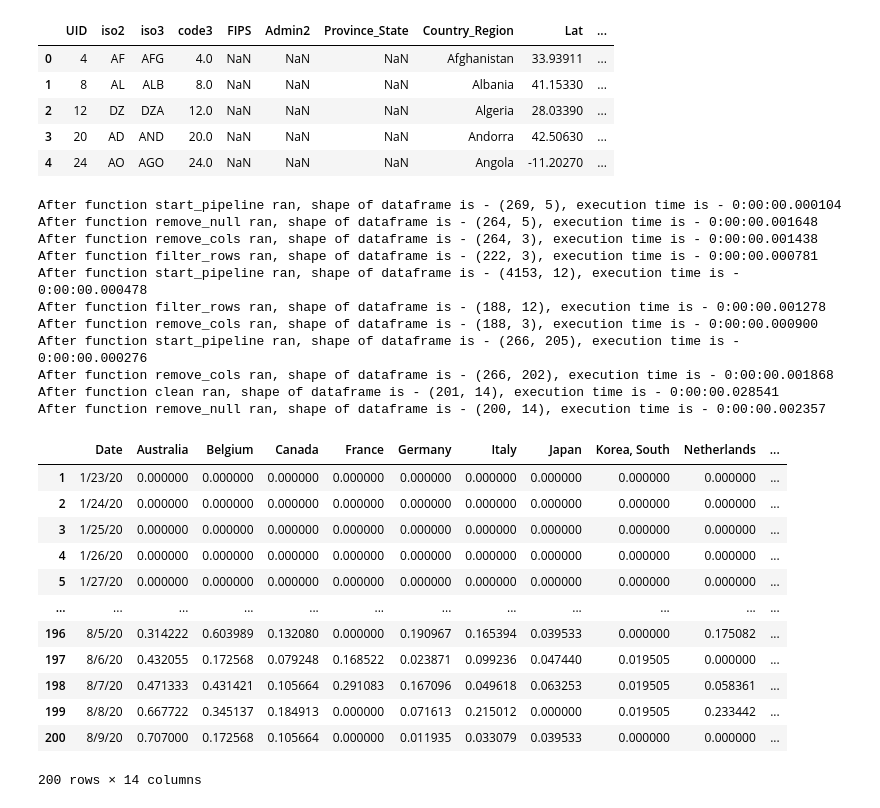
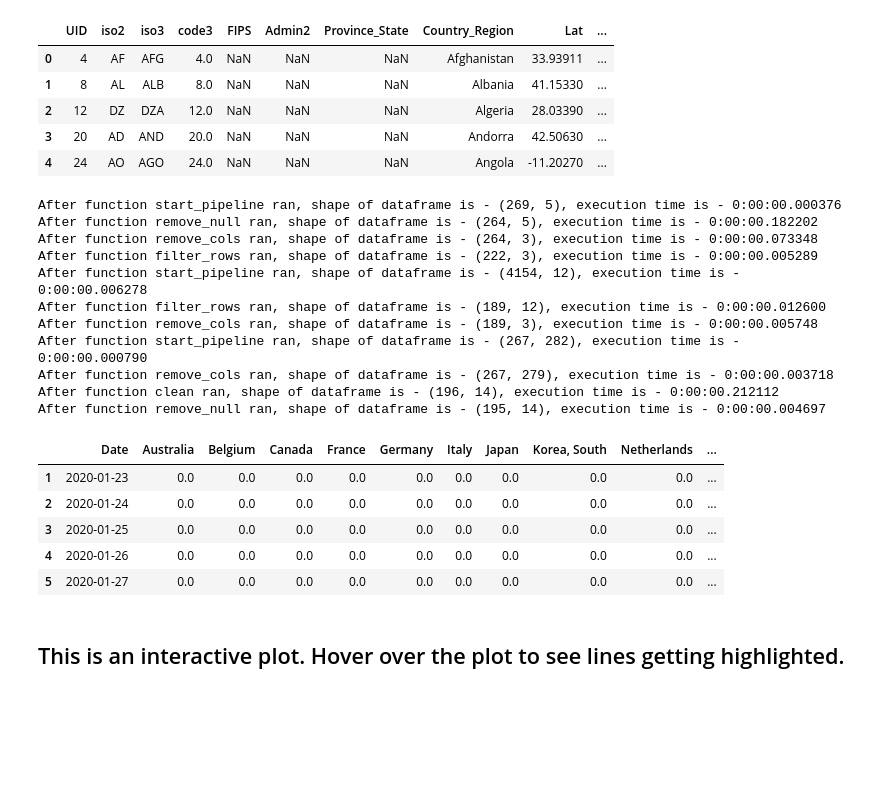
Before and after one commit to armsp/covidviz, a Jupyter notebook: _notebooks/2020-08-10-US_failed.ipynb, the cells around one changed output. Drawn from its saved outputs; the diff is of its cells as text; code cells hidden in the pictures; blank space fills up the shorter version.

```diff
--- a/_notebooks/2020-08-10-US_failed.ipynb
+++ b/_notebooks/2020-08-10-US_failed.ipynb
@@ -54,11 +61,6 @@ population.head()
 | 3 | 20 | AD | AND | 20.0 | NaN | NaN | NaN | Andorra | 42.50630 | ... |
 | 4 | 24 | AO | AGO | 24.0 | NaN | NaN | NaN | Angola | -11.20270 | ... |
 # %%
-import pandas as pd
-import altair as alt
-from functools import wraps
-import datetime as dt
-
 def log_step(func):
     @wraps(func)
     def wrapper(dataf, *args, **kwargs):
@@ -116,6 +118,8 @@ def clean(dataf):
     agg_deaths = dataf.groupby('Country/Region').sum().reset_index()
     agg_deaths = agg_deaths[agg_deaths['Country/Region'].isin(pop_w_gdp['Country/Region'])].set_index('Country/Region')
     result = agg_deaths.T.reset_index().rename_axis(None, axis=1).rename(columns={'index': 'Date'})
+    result['Date'] = pd.to_datetime(result['Date'], format="%m/%d/%y")
+    result = result[result['Date'] < '8/5/20']
 
     #convert cumulative deaths to daily deaths per million
     for col in result:
@@ -127,55 +131,50 @@ def clean(dataf):
 gdp = (gdp_us
        .pipe(start_pipeline)
        .pipe(remove_null)
        .pipe(remove_cols, *['Series Name', 'Series Code'])
        .pipe(rename_cols, **{'2019 [YR2019]': 'current_us'})
        .pipe(filter_rows, 'gdp')
        .pipe(set_dtypes))
 
 countries_population = (population
        .pipe(start_pipeline)
        .pipe(filter_rows, 'pop')
        .pipe(remove_cols, *['UID', 'iso2', 'code3', 'FIPS', 'Admin2', 'Province_State', 'Lat', 'Long_', 'Combined_Key'])
        .pipe(rename_cols, **{'iso3': 'Country Code', 'Country_Region':'Country/Region'}))
 
 # Combining population with GDP
 pop_w_gdp = countries_population.merge(gdp, how='inner', on='Country Code')
 
 # Filter for only wealthy countries i.e GDP > 25000 USD and population > 10 million
 pop_w_gdp = pop_w_gdp[(pop_w_gdp['current_us'] > 25000) & (pop_w_gdp['Population'] > 10000000)]
 
 # Making daily deaths per million data for plotting
 plot_data = (deaths_ts
              .pipe(start_pipeline)
              .pipe(remove_cols, *['Province/State', 'Lat', 'Long'])
              .pipe(clean)
              .pipe(remove_null)
             )
 
-plot_data
+plot_data.head()
 # %% [output]
-After function start_pipeline ran, shape of dataframe is - (269, 5), execution time is - 0:00:00.000104
-After function remove_null ran, shape of dataframe is - (264, 5), execution time is - 0:00:00.001648
-After function remove_cols ran, shape of dataframe is - (264, 3), execution time is - 0:00:00.001438
-After function filter_rows ran, shape of dataframe is - (222, 3), execution time is - 0:00:00.000781
-After function start_pipeline ran, shape of dataframe is - (4153, 12), execution time is - 0:00:00.000478
-After function filter_rows ran, shape of dataframe is - (188, 12), execution time is - 0:00:00.001278
-After function remove_cols ran, shape of dataframe is - (188, 3), execution time is - 0:00:00.000900
-After function start_pipeline ran, shape of dataframe is - (266, 205), execution time is - 0:00:00.000276
-After function remove_cols ran, shape of dataframe is - (266, 202), execution time is - 0:00:00.001868
-After function clean ran, shape of dataframe is - (201, 14), execution time is - 0:00:00.028541
-After function remove_null ran, shape of dataframe is - (200, 14), execution time is - 0:00:00.002357
+After function start_pipeline ran, shape of dataframe is - (269, 5), execution time is - 0:00:00.000376
+After function remove_null ran, shape of dataframe is - (264, 5), execution time is - 0:00:00.182202
+After function remove_cols ran, shape of dataframe is - (264, 3), execution time is - 0:00:00.073348
+After function filter_rows ran, shape of dataframe is - (222, 3), execution time is - 0:00:00.005289
+After function start_pipeline ran, shape of dataframe is - (4154, 12), execution time is - 0:00:00.006278
+After function filter_rows ran, shape of dataframe is - (189, 12), execution time is - 0:00:00.012600
+After function remove_cols ran, shape of dataframe is - (189, 3), execution time is - 0:00:00.005748
+After function start_pipeline ran, shape of dataframe is - (267, 282), execution time is - 0:00:00.000790
+After function remove_cols ran, shape of dataframe is - (267, 279), execution time is - 0:00:00.003718
+After function clean ran, shape of dataframe is - (196, 14), execution time is - 0:00:00.212112
+After function remove_null ran, shape of dataframe is - (195, 14), execution time is - 0:00:00.004697
 |  | Date | Australia | Belgium | Canada | France | Germany | Italy | Japan | Korea, South | Netherlands | ... |
-| 1 | 1/23/20 | 0.000000 | 0.000000 | 0.000000 | 0.000000 | 0.000000 | 0.000000 | 0.000000 | 0.000000 | 0.000000 | ... |
-| 2 | 1/24/20 | 0.000000 | 0.000000 | 0.000000 | 0.000000 | 0.000000 | 0.000000 | 0.000000 | 0.000000 | 0.000000 | ... |
-| 3 | 1/25/20 | 0.000000 | 0.000000 | 0.000000 | 0.000000 | 0.000000 | 0.000000 | 0.000000 | 0.000000 | 0.000000 | ... |
-| 4 | 1/26/20 | 0.000000 | 0.000000 | 0.000000 | 0.000000 | 0.000000 | 0.000000 | 0.000000 | 0.000000 | 0.000000 | ... |
-| 5 | 1/27/20 | 0.000000 | 0.000000 | 0.000000 | 0.000000 | 0.000000 | 0.000000 | 0.000000 | 0.000000 | 0.000000 | ... |
-| ... | ... | ... | ... | ... | ... | ... | ... | ... | ... | ... | ... |
-| 196 | 8/5/20 | 0.314222 | 0.603989 | 0.132080 | 0.000000 | 0.190967 | 0.165394 | 0.039533 | 0.000000 | 0.175082 | ... |
-| 197 | 8/6/20 | 0.432055 | 0.172568 | 0.079248 | 0.168522 | 0.023871 | 0.099236 | 0.047440 | 0.019505 | 0.000000 | ... |
-| 198 | 8/7/20 | 0.471333 | 0.431421 | 0.105664 | 0.291083 | 0.167096 | 0.049618 | 0.063253 | 0.019505 | 0.058361 | ... |
-| 199 | 8/8/20 | 0.667722 | 0.345137 | 0.184913 | 0.000000 | 0.071613 | 0.215012 | 0.000000 | 0.019505 | 0.233442 | ... |
-| 200 | 8/9/20 | 0.707000 | 0.172568 | 0.105664 | 0.000000 | 0.011935 | 0.033079 | 0.039533 | 0.000000 | 0.000000 | ... |
+| 1 | 2020-01-23 | 0.0 | 0.0 | 0.0 | 0.0 | 0.0 | 0.0 | 0.0 | 0.0 | 0.0 | ... |
+| 2 | 2020-01-24 | 0.0 | 0.0 | 0.0 | 0.0 | 0.0 | 0.0 | 0.0 | 0.0 | 0.0 | ... |
+| 3 | 2020-01-25 | 0.0 | 0.0 | 0.0 | 0.0 | 0.0 | 0.0 | 0.0 | 0.0 | 0.0 | ... |
+| 4 | 2020-01-26 | 0.0 | 0.0 | 0.0 | 0.0 | 0.0 | 0.0 | 0.0 | 0.0 | 0.0 | ... |
+| 5 | 2020-01-27 | 0.0 | 0.0 | 0.0 | 0.0 | 0.0 | 0.0 | 0.0 | 0.0 | 0.0 | ... |
-200 rows × 14 columns
+# %% [markdown]
+## This is an interactive plot. Hover over the plot to see lines getting highlighted.
 # %%
```
Also changed, not shown: parts of 3 cells of this notebook, 2 other files.
